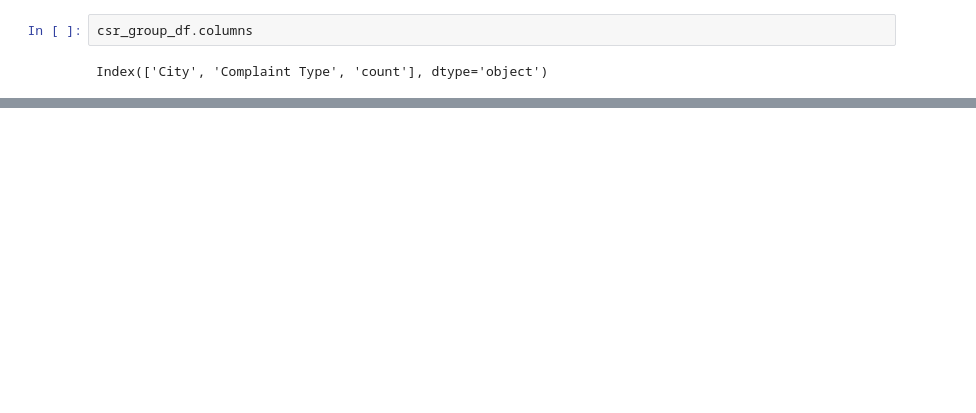
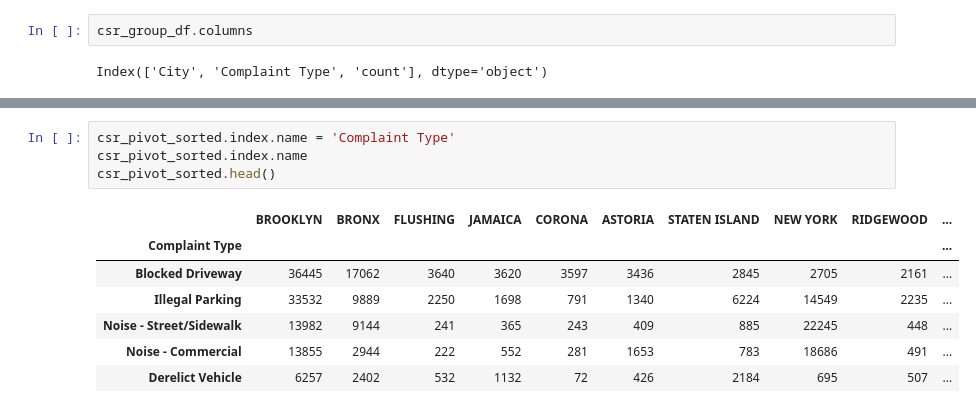
Before and after one commit to kartikgupta89/datascience-sp, a Jupyter notebook: sp1-customer-service-requests-analysis.ipynb, the cells around one changed output, grey strips where cells are left out. Saved outputs shown, nothing was run; the diff lists cells and outputs as text; blank space fills up the shorter version.

```diff
--- a/sp1-customer-service-requests-analysis.ipynb
+++ b/sp1-customer-service-requests-analysis.ipynb
@@ -724,0 +732,12 @@ new_copy
+# %%
+csr_pivot_sorted.index.name = 'Complaint Type'
+csr_pivot_sorted.index.name
+csr_pivot_sorted.head()
+# %% [output]
+|  | BROOKLYN | BRONX | FLUSHING | JAMAICA | CORONA | ASTORIA | STATEN ISLAND | NEW YORK | RIDGEWOOD | ... |
+| Complaint Type |  |  |  |  |  |  |  |  |  | ... |
+| Blocked Driveway | 36445 | 17062 | 3640 | 3620 | 3597 | 3436 | 2845 | 2705 | 2161 | ... |
+| Illegal Parking | 33532 | 9889 | 2250 | 1698 | 791 | 1340 | 6224 | 14549 | 2235 | ... |
+| Noise - Street/Sidewalk | 13982 | 9144 | 241 | 365 | 243 | 409 | 885 | 22245 | 448 | ... |
+| Noise - Commercial | 13855 | 2944 | 222 | 552 | 281 | 1653 | 783 | 18686 | 491 | ... |
+| Derelict Vehicle | 6257 | 2402 | 532 | 1132 | 72 | 426 | 2184 | 695 | 507 | ... |
```
Also changed, not shown: parts of 50 cells of this notebook.
